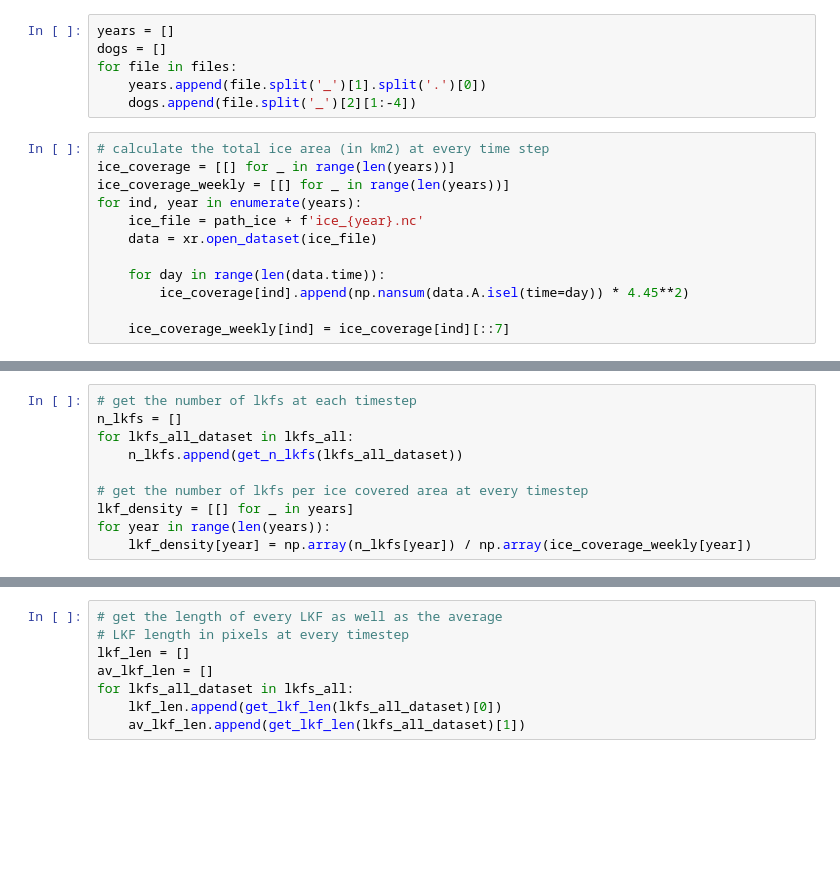
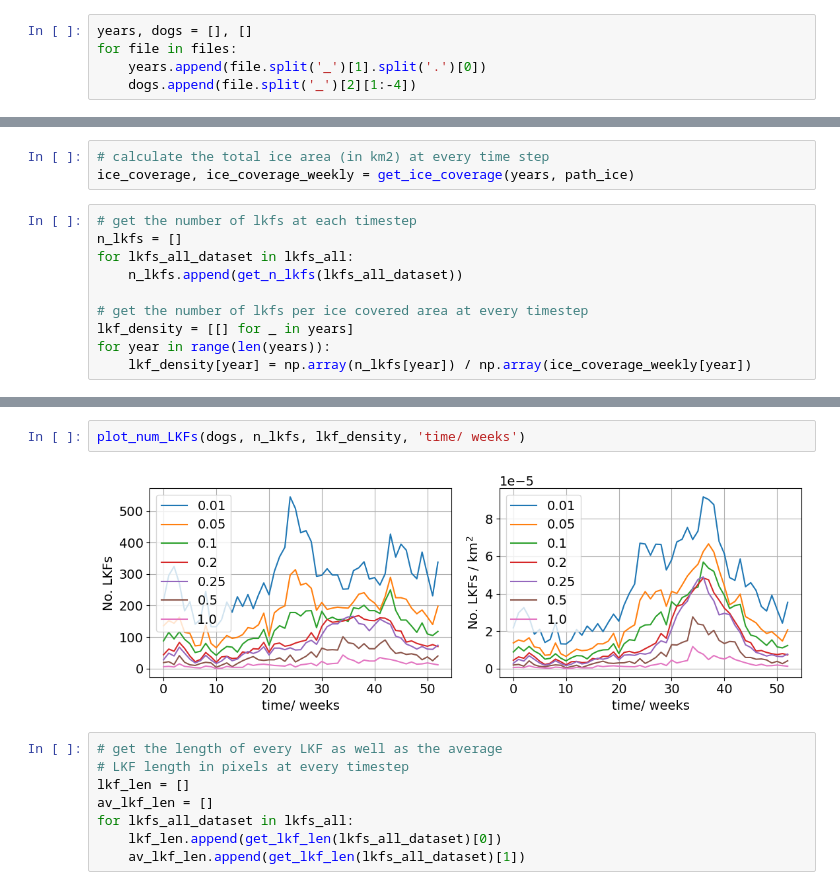
Before and after one commit to jpgaertner/lkf_detection, a Jupyter notebook: lkf_statistics.ipynb, the cells around one changed output, grey strips where cells are left out. Saved outputs shown, nothing was run; the diff lists cells and outputs as text; blank space fills up the shorter version.

```diff
--- a/lkf_statistics.ipynb
+++ b/lkf_statistics.ipynb
@@ -28,23 +31,10 @@ files
  'ds_2013_d0.5.npy',
  'ds_2013_d1.0.npy']
 # %%
-years = []
-dogs = []
+years, dogs = [], []
 for file in files:
     years.append(file.split('_')[1].split('.')[0])
     dogs.append(file.split('_')[2][1:-4])
-# %%
-# calculate the total ice area (in km2) at every time step
-ice_coverage = [[] for _ in range(len(years))]
-ice_coverage_weekly = [[] for _ in range(len(years))]
-for ind, year in enumerate(years):
-    ice_file = path_ice + f'ice_{year}.nc'
-    data = xr.open_dataset(ice_file)
-
-    for day in range(len(data.time)):
-        ice_coverage[ind].append(np.nansum(data.A.isel(time=day)) * 4.45**2)
-
-    ice_coverage_weekly[ind] = ice_coverage[ind][::7]
 # %%
 # get the lkf_data objects
 datasets = []
@@ -55,6 +45,9 @@ for file in files:
 lkfs_all = []
 for lkf_data in datasets:
     lkfs_all.append(get_lkfs_all(lkf_data))
+# %%
+# calculate the total ice area (in km2) at every time step
+ice_coverage, ice_coverage_weekly = get_ice_coverage(years, path_ice)
 # %%
 # get the number of lkfs at each timestep
 n_lkfs = []
@@ -88,3 +61,7 @@ fig.tight_layout()
+# %%
+plot_num_LKFs(dogs, n_lkfs, lkf_density, 'time/ weeks')
+# %% [output]
+[figure, added]
 # %%
 # get the length of every LKF as well as the average
 # LKF length in pixels at every timestep
```
Also changed, not shown: parts of 57 cells of this notebook, 1 other file.
